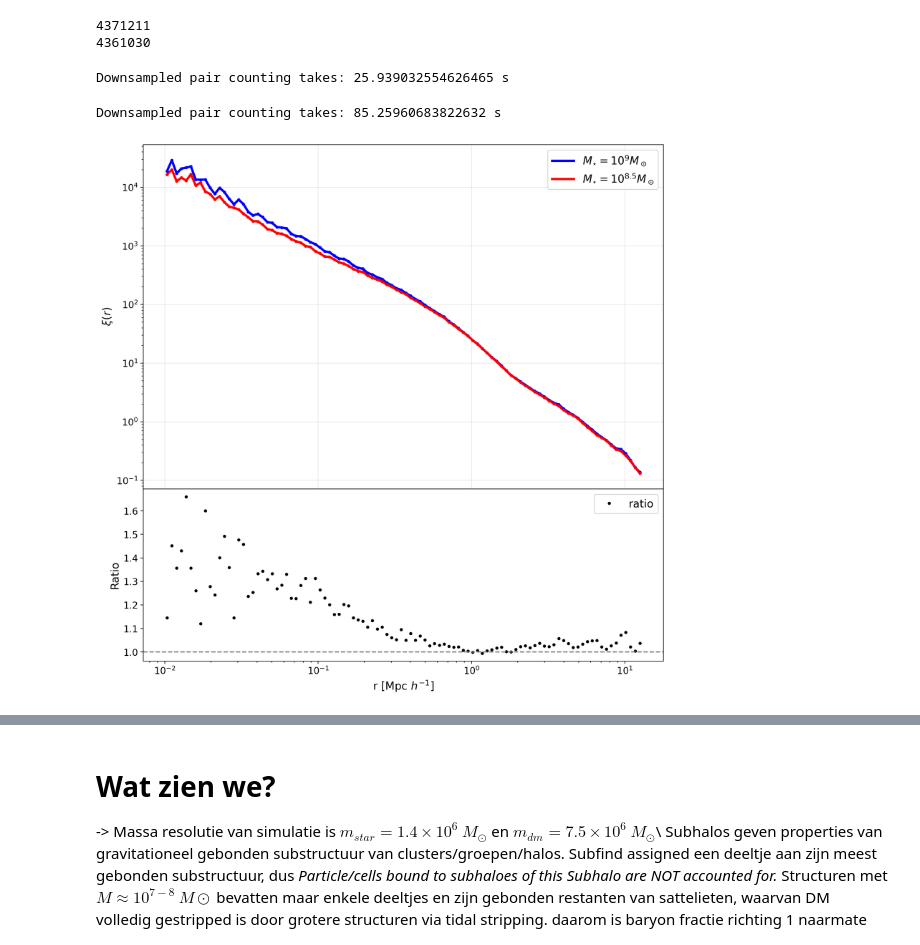
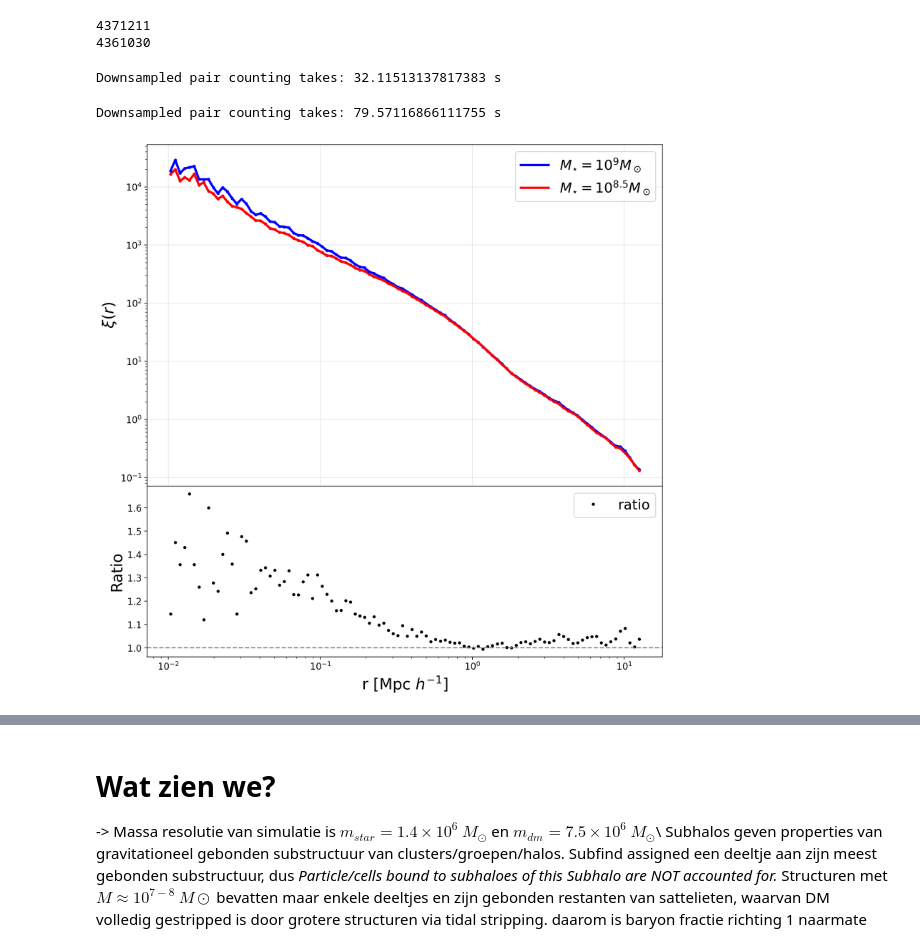
Before and after one commit to gvansan/TANA_notebooks, a Jupyter notebook: Project/part2_updated.ipynb, the cells around one changed output, grey strips where cells are left out. Cells and saved outputs as stored; diff of their text form; code cells hidden in the pictures.

```diff
--- a/Project/part2_updated.ipynb
+++ b/Project/part2_updated.ipynb
@@ -14,7 +14,10 @@ import matplotlib as mpl
 mpl.rcParams.update(mpl.rcParamsDefault)
 # %%
 #load file locally
-subhalo_file = r"C:\Users\Mathijs DeKeyser\Documents\TANA\TNG100-1_subhalosCat.hdf5"
+#subhalo_file = r"C:\Users\Mathijs DeKeyser\Documents\TANA\TNG100-1_subhalosCat.hdf5"
+
+#Greg
+subhalo_file = r"C:\Users\grego\OneDrive\Documents\ugent\master\2e jaar\TANA paper\TNG100-1_subhalosCat.hdf5 (2)\TNG100-1_subhalosCat.hdf5"
 # %%
 data = h5py.File(subhalo_file, 'r')
 data.keys()
@@ -165,7 +168,7 @@ xires_stars_9_downsampled = two_point_tree(positions_mask*h, rbins, boxsize*h, N
 d1 = time.time()
 print('Downsampled pair counting takes:', d1- d0, 's')
 # %% [output]
-Downsampled pair counting takes: 25.939032554626465 s
+Downsampled pair counting takes: 32.11513137817383 s
 # %%
 #Calculate correlation function
 
@@ -178,7 +181,7 @@ xires_stars_downsampled = two_point_tree(positions_mask*h, rbins, boxsize*h, N_s
 d1 = time.time()
 print('Downsampled pair counting takes:', d1- d0, 's')
 # %% [output]
-Downsampled pair counting takes: 85.25960683822632 s
+Downsampled pair counting takes: 79.57116866111755 s
 # %%
 
 # Create figure with GridSpec
@@ -186,39 +189,39 @@ fig = plt.figure(figsize=(12, 12), dpi = 200)
 gs = fig.add_gridspec(2, 1, height_ratios=[2, 1], hspace=0.0)
 
 #create ratios for lower plot
 ratio_N_max = (xires_stars_9_downsampled['xi']/xires_stars_downsampled['xi'])
 
 # Main plot
 ax_main = fig.add_subplot(gs[0])
 ax_main.plot(rmid/(1000), xires_stars_9_downsampled['xi'], color='blue', lw= 3, label=r'$M_{\star} = 10^9 M_\odot$')
 ax_main.plot(rmid/(1000), xires_stars_downsampled["xi"], color='red', label = r'$M_{\star} = 10^{8.5} M_\odot$',lw =3)
 ax_main.errorbar(rmid/(1000), xires_stars_9_downsampled["xi"], fmt='o', color='blue', markersize =3)
 ax_main.errorbar(rmid/(1000), xires_stars_downsampled["xi"], fmt='o', color='red', markersize = 3)
 ax_main.tick_params(axis='both', which='major', labelsize=12)
 
 plt.xscale('log'); plt.yscale('log')
-ax_main.set_ylabel(r"$\xi(r)$", fontsize = 14)
+ax_main.set_ylabel(r"$\xi(r)$", fontsize = 20)
 plt.grid(alpha=0.3)
-plt.legend(fontsize = 14)
+plt.legend(fontsize = 18)
 ax_main.tick_params(bottom=False)  # remove x-axis ticks for main plot
 
 # Ratio / comparison plot
 ax_ratio = fig.add_subplot(gs[1], sharex=ax_main)
 ax_ratio.plot(rmid/(1000), ratio_N_max, '.', label=r'ratio', color='black')
 ax_ratio.axhline(1, color='gray', linestyle='--')
-ax_ratio.set_xlabel(r'r [Mpc $h^{-1}$]', fontsize = 14)
-ax_ratio.set_ylabel('Ratio', fontsize = 14)
+ax_ratio.set_xlabel(r'r [Mpc $h^{-1}$]', fontsize = 20)
+ax_ratio.set_ylabel('Ratio', fontsize = 20)
 ax_ratio.tick_params(axis='both', which='major', labelsize=12)
 
 # Set desired y-ticks
 #ax_ratio.set_yticks([0.7, 0.80, 0.90, 1.00, 1.10,1.2])
 #ax_ratio.set_ylim(0.8, 1.2)
-ax_ratio.legend(fontsize = 14)
+ax_ratio.legend(fontsize = 18)
 
 plt.savefig('Images/2PCF.png')
 plt.show()
 # %% [output]
-[figure, old version]
+[figure, new version]
 # %%
 import numpy as np
 import matplotlib.pyplot as plt
```
Also changed, not shown: parts of 5 cells of this notebook, 6 other files.
